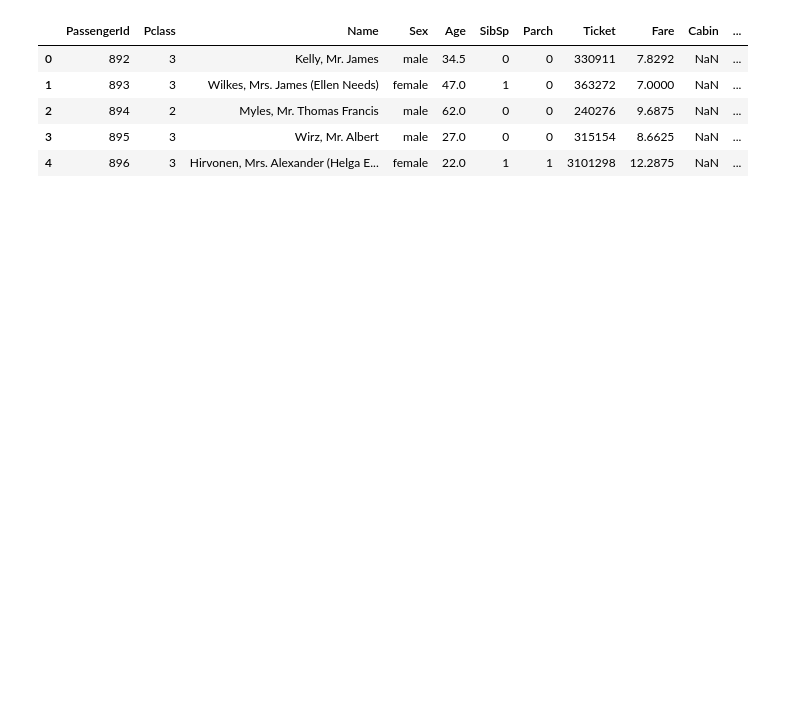
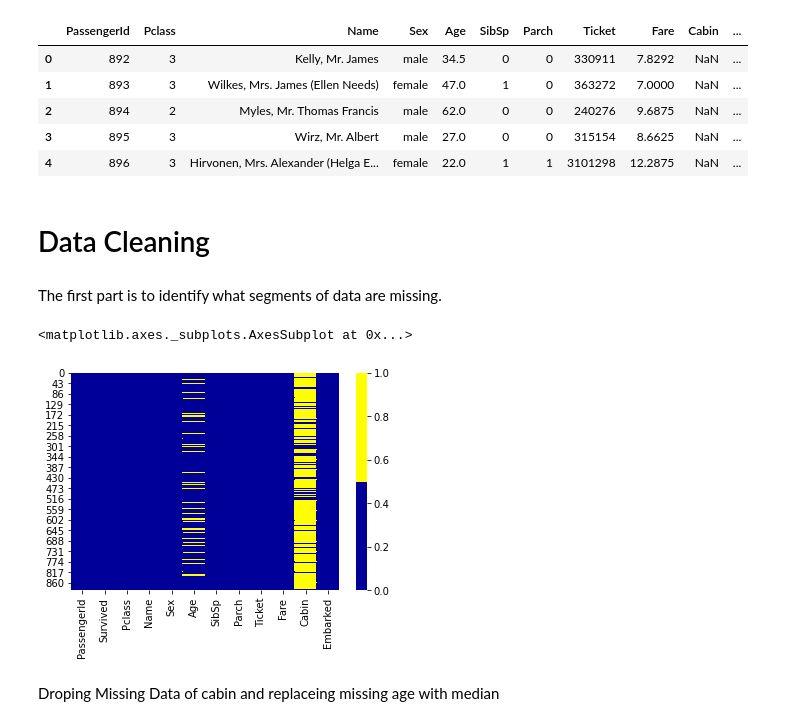
Before and after one commit to jtvkw2/Titanic-Data-Competiton, a Jupyter notebook: Titanic Data Competition.ipynb, the cells around one changed output. Saved outputs shown, nothing was run; the diff lists cells and outputs as text; code cells hidden in the pictures; blank space fills up the shorter version.

Commit message:
Added new visualizations

```diff
--- a/Titanic Data Competition.ipynb
+++ b/Titanic Data Competition.ipynb
@@ -42,3 +33,16 @@ test_data.head()
 | 2 | 894 | 2 | Myles, Mr. Thomas Francis | male | 62.0 | 0 | 0 | 240276 | 9.6875 | NaN | ... |
 | 3 | 895 | 3 | Wirz, Mr. Albert | male | 27.0 | 0 | 0 | 315154 | 8.6625 | NaN | ... |
 | 4 | 896 | 3 | Hirvonen, Mrs. Alexander (Helga E... | female | 22.0 | 1 | 1 | 3101298 | 12.2875 | NaN | ... |
+# %% [markdown]
+# Data Cleaning
+# %% [markdown]
+The first part is to identify what segments of data are missing.
+# %%
+cols = train_data.columns[:30] # first 30 columns
+colours = ['#000099', '#ffff00'] # specify the colours - yellow is missing. blue is not missing.
+sns.heatmap(train_data[cols].isnull(), cmap=sns.color_palette(colours))
+# %% [output]
+<matplotlib.axes._subplots.AxesSubplot at 0x...>
+[figure, added]
+# %% [markdown]
+Droping Missing Data of cabin and replaceing missing age with median
```
Also changed, not shown: parts of 10 cells of this notebook.
